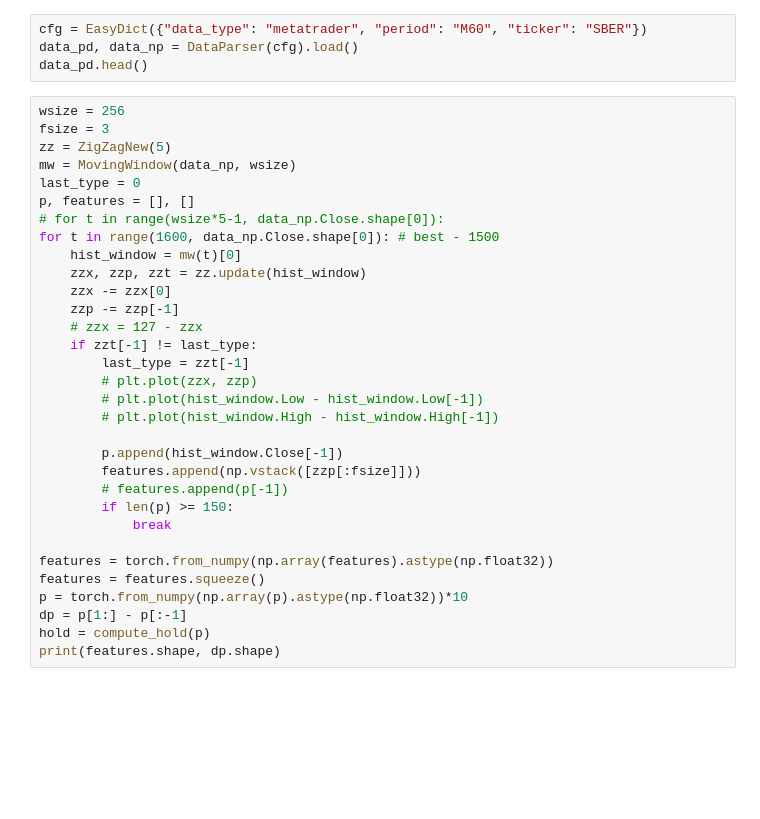
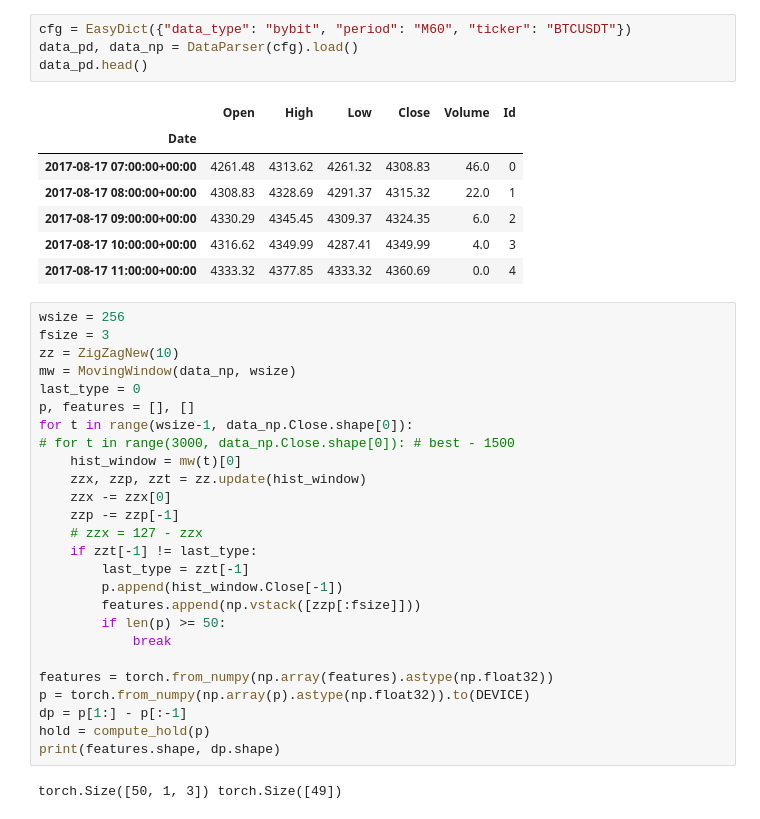
Before and after one commit to binrey/MLTR, a Jupyter notebook: e2e_train.ipynb, the cells around one changed output. Cells and saved outputs as stored; diff of their text form; blank space fills up the shorter version.

```diff
--- a/e2e_train.ipynb
+++ b/e2e_train.ipynb
@@ -86,16 +48,24 @@ plt.tight_layout()
 # %%
-cfg = EasyDict({"data_type": "metatrader", "period": "M60", "ticker": "SBER"})
+cfg = EasyDict({"data_type": "bybit", "period": "M60", "ticker": "BTCUSDT"})
 data_pd, data_np = DataParser(cfg).load()
 data_pd.head()
+# %% [output]
+|  | Open | High | Low | Close | Volume | Id |
+| Date |  |  |  |  |  |  |
+| 2017-08-17 07:00:00+00:00 | 4261.48 | 4313.62 | 4261.32 | 4308.83 | 46.0 | 0 |
+| 2017-08-17 08:00:00+00:00 | 4308.83 | 4328.69 | 4291.37 | 4315.32 | 22.0 | 1 |
+| 2017-08-17 09:00:00+00:00 | 4330.29 | 4345.45 | 4309.37 | 4324.35 | 6.0 | 2 |
+| 2017-08-17 10:00:00+00:00 | 4316.62 | 4349.99 | 4287.41 | 4349.99 | 4.0 | 3 |
+| 2017-08-17 11:00:00+00:00 | 4333.32 | 4377.85 | 4333.32 | 4360.69 | 0.0 | 4 |
 # %%
 wsize = 256
 fsize = 3
-zz = ZigZagNew(5)
+zz = ZigZagNew(10)
 mw = MovingWindow(data_np, wsize)
 last_type = 0
 p, features = [], []
-# for t in range(wsize*5-1, data_np.Close.shape[0]):
-for t in range(1600, data_np.Close.shape[0]): # best - 1500
+for t in range(wsize-1, data_np.Close.shape[0]):
+# for t in range(3000, data_np.Close.shape[0]): # best - 1500
     hist_window = mw(t)[0]
     zzx, zzp, zzt = zz.update(hist_window)
     zzx -= zzx[0]
@@ -103,20 +73,16 @@ for t in range(1600, data_np.Close.shape[0]): # best - 1500
     # zzx = 127 - zzx
     if zzt[-1] != last_type:
         last_type = zzt[-1]
-        # plt.plot(zzx, zzp)
-        # plt.plot(hist_window.Low - hist_window.Low[-1])
-        # plt.plot(hist_window.High - hist_window.High[-1])
-
         p.append(hist_window.Close[-1])
         features.append(np.vstack([zzp[:fsize]]))
-        # features.append(p[-1])
-        if len(p) >= 150:
+        if len(p) >= 50:
             break
 
 features = torch.from_numpy(np.array(features).astype(np.float32))
-features = features.squeeze()
-p = torch.from_numpy(np.array(p).astype(np.float32))*10
+p = torch.from_numpy(np.array(p).astype(np.float32)).to(DEVICE)
 dp = p[1:] - p[:-1]
 hold = compute_hold(p)
 print(features.shape, dp.shape)
+# %% [output]
+torch.Size([50, 1, 3]) torch.Size([49])
 # %%
```
Also changed, not shown: parts of 15 cells of this notebook, 13 other files.
